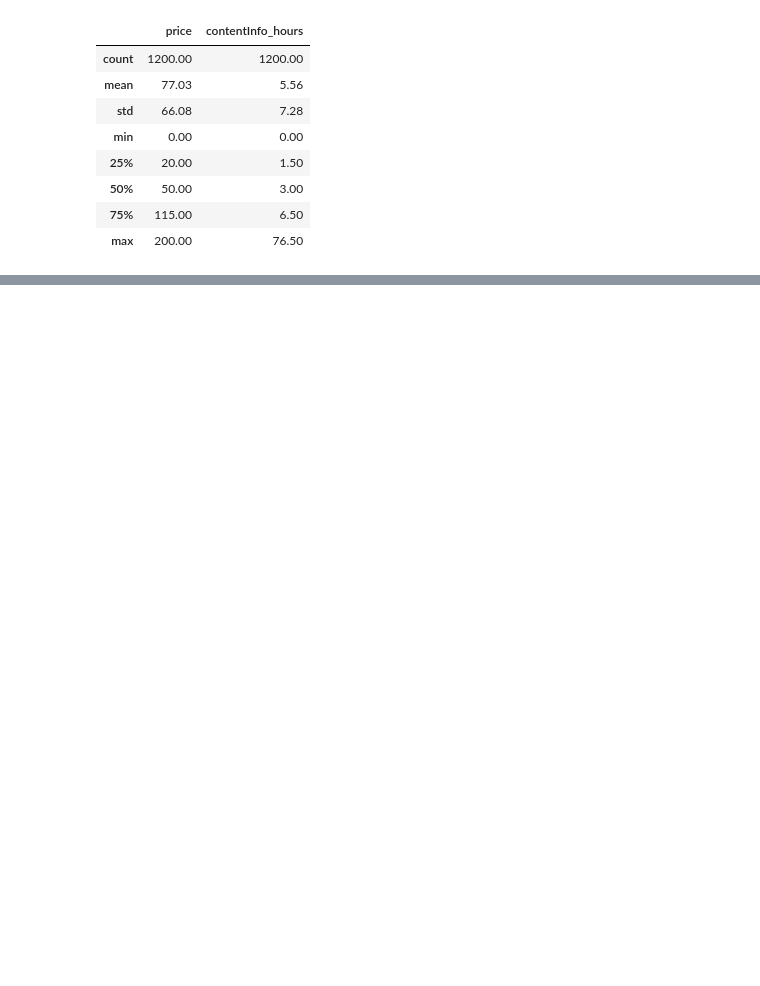
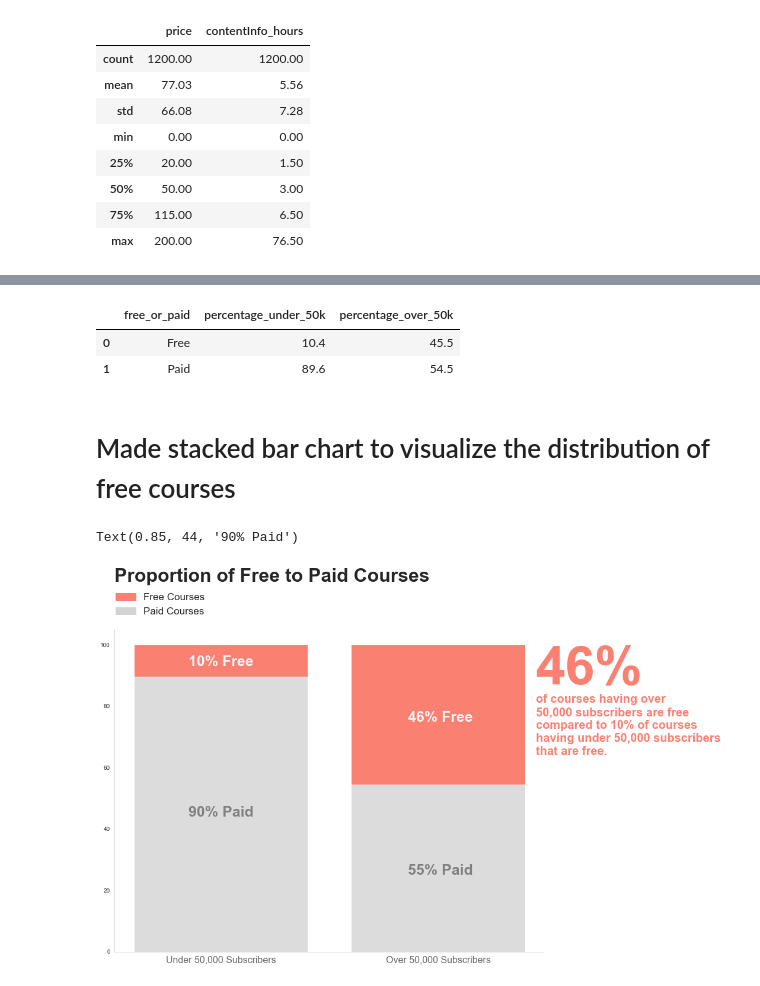
Before and after one commit to willnguyen14/udemy-viz-project, a Jupyter notebook: udemy.ipynb, the cells around one changed output, grey strips where cells are left out. Saved outputs shown, nothing was run; the diff lists cells and outputs as text; code cells hidden in the pictures; blank space fills up the shorter version.

```diff
--- a/udemy.ipynb
+++ b/udemy.ipynb
@@ -589,0 +570,64 @@ Make a storyboard with the data I got.
+# %%
+# remember variables made by calculations a few cells ago, will use them here
+under50k = web_dev[web_dev.numSubscribers <= 50000]
+over50k = web_dev[web_dev.numSubscribers > 50000]
+
+under50k_count = under50k.shape[0]
+over50k_count = over50k.shape[0]
+
+# free courses among courses with under/over 50,000 subscribers
+freeunder50k = under50k[under50k.price == 0]
+freeover50k = over50k[over50k.price == 0]
+
+# number of free courses having under/over 50,000 subscribers
+freeunder50k_count = freeunder50k.shape[0]
+freeover50k_count = freeover50k.shape[0]
+
+# percent of free courses among courses with under/over 50,000 subscribers
+perfreeunder50k = round(freeunder50k_count/under50k_count, 3)*100
+perfreeover50k = round(freeover50k_count/over50k_count, 3)*100
+
+free_under = [perfreeunder50k,100-perfreeunder50k]
+free_over = [perfreeover50k,100-perfreeover50k]
+free_or_paid = ["Free","Paid"]
+freePaid = pd.DataFrame({"free_or_paid":free_or_paid,"percentage_under_50k":free_under,"percentage_over_50k":free_over})
+freePaid
+# %% [output]
+|  | free_or_paid | percentage_under_50k | percentage_over_50k |
+| 0 | Free | 10.4 | 45.5 |
+| 1 | Paid | 89.6 | 54.5 |
+# %% [markdown]
+# Made stacked bar chart to visualize the distribution of free courses
+# %%
+plt.figure(figsize=(13,10))
+
+plt.bar([1,2], [89.6,54.5], color='gainsboro')
+plt.bar([1,2], [10.4,45.5], bottom = [89.6,54.5], color='salmon')
+
+sns.despine()
+
+plt.title("Proportion of Free to Paid Courses",fontweight="heavy",fontsize=32,pad=80,loc='left')
+
+patch = mpatches.Patch(color='salmon',label='Free Courses')
+patch2 = mpatches.Patch(color='lightgrey',label='Paid Courses')
+plt.legend(handles=[patch,patch2],loc='upper center',bbox_to_anchor=(0.106,1.14),prop={'size': 17},frameon=False)
+
+plt.text(2.45,87,"46%",
+         fontsize=90,color='salmon',fontweight="heavy")
+plt.text(2.45,64,"of courses having over \n50,000 subscribers are free \ncompared to 10% of courses \nhaving under 50,000 subscribers \nthat are free.",
+         fontsize=20,color='salmon',fontweight="heavy")
+
+# set x-axis tick labels
+plt.xticks(ticks=[1,2], rotation='horizontal', labels=['Under 50,000 Subscribers','Over 50,000 Subscribers'],
+           fontsize=16, fontweight='light',color='dimgrey')
+
+# annotate bar for over 50,000 subscribers
+plt.annotate('46% Free',(1.86, 75),fontsize=25,color='whitesmoke',fontweight="bold")
+plt.annotate('55% Paid',(1.86, 25),fontsize=25,color='grey',fontweight="bold")
+
+# annotate bar for under 50,000 subscribers
+plt.annotate('10% Free',(0.85, 93),fontsize=25,color='whitesmoke',fontweight="bold")
+plt.annotate('90% Paid',(0.85, 44),fontsize=25,color='grey',fontweight="bold")
+# %% [output]
+Text(0.85, 44, '90% Paid')
+[figure, added]
```
Also changed, not shown: parts of 46 cells of this notebook.
